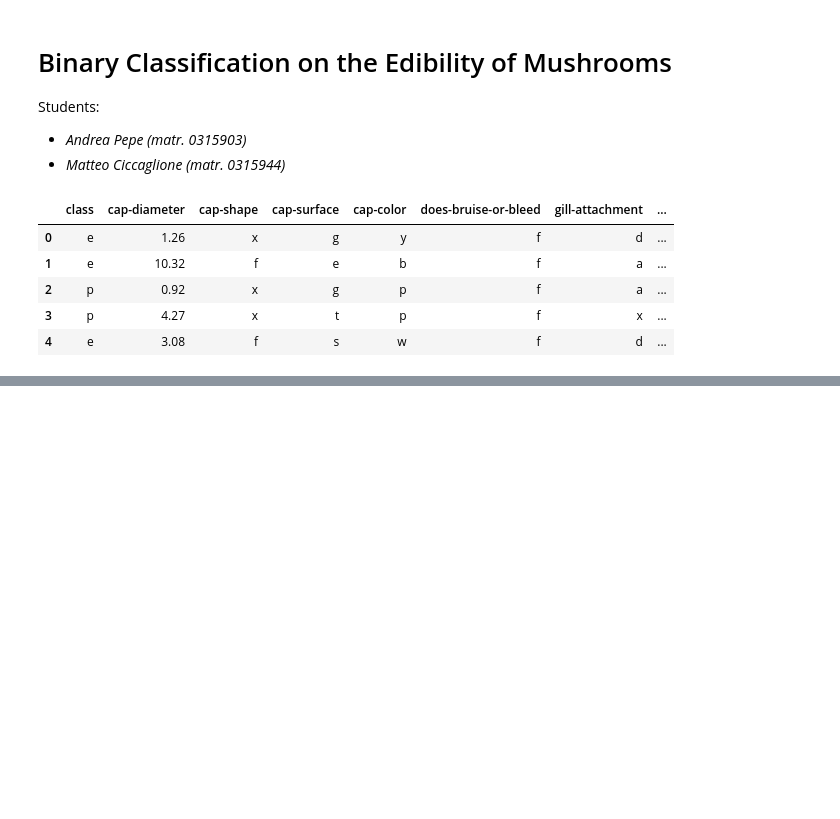
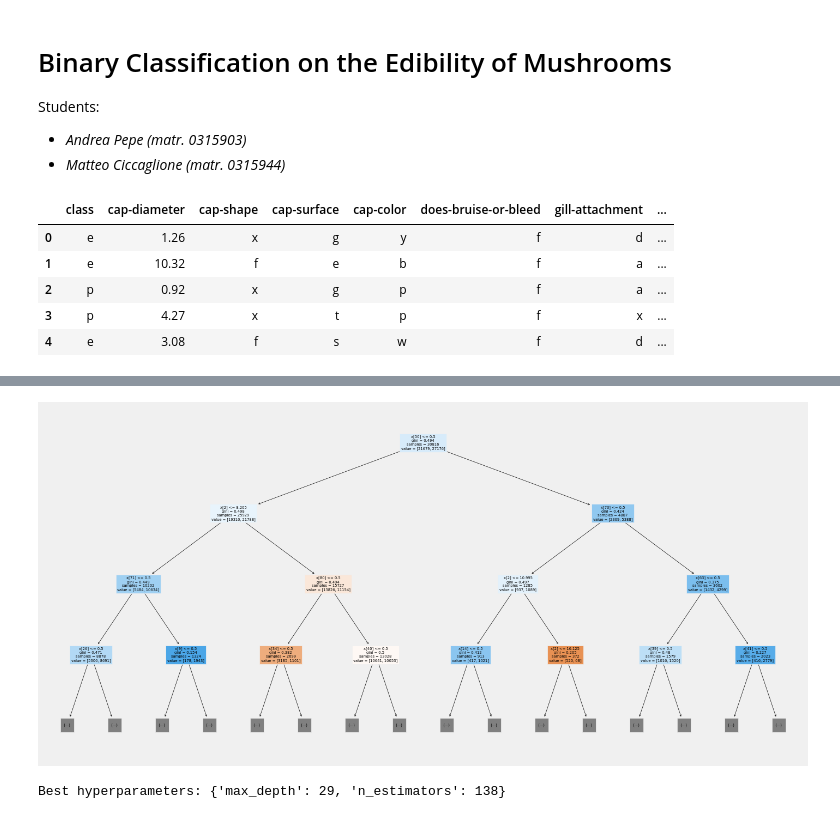
Before and after one commit to AndreaPepe/MushroomsClassification, a Jupyter notebook: mushrooms_classifiers.ipynb, the cells around one changed output, grey strips where cells are left out. Cells and saved outputs as stored; diff of their text form; code cells hidden in the pictures; blank space fills up the shorter version.

```diff
--- a/mushrooms_classifiers.ipynb
+++ b/mushrooms_classifiers.ipynb
@@ -198,0 +258,30 @@ Accuracy: 0.7059931226461438
+# %%
+j = 1
+tree = rf.estimators_[j]
+
+sklearn.tree.plot_tree(tree, max_depth=3, filled=True)
+plt.show()
+# %% [output]
+[figure, added]
+# %%
+param_dist = {'n_estimators': randint(1, 500),
+              'max_depth': randint(1,50)}
+
+# Create a random forest classifier
+rf_constrained = RandomForestClassifier()
+
+# Use random search to find the best hyperparameters
+rand_search = RandomizedSearchCV(rf_constrained,
+                                 param_distributions = param_dist,
+                                 n_iter=5,
+                                 cv=5)
+
+# Fit the random search object to the data
+rand_search.fit(X_train, y_train)
+# Create a variable for the best model
+best_rf = rand_search.best_estimator_
+
+# Print the best hyperparameters
+print('Best hyperparameters:',  rand_search.best_params_)
+# %% [output]
+Best hyperparameters: {'max_depth': 29, 'n_estimators': 138}
```
Also changed, not shown: parts of 12 cells of this notebook.
